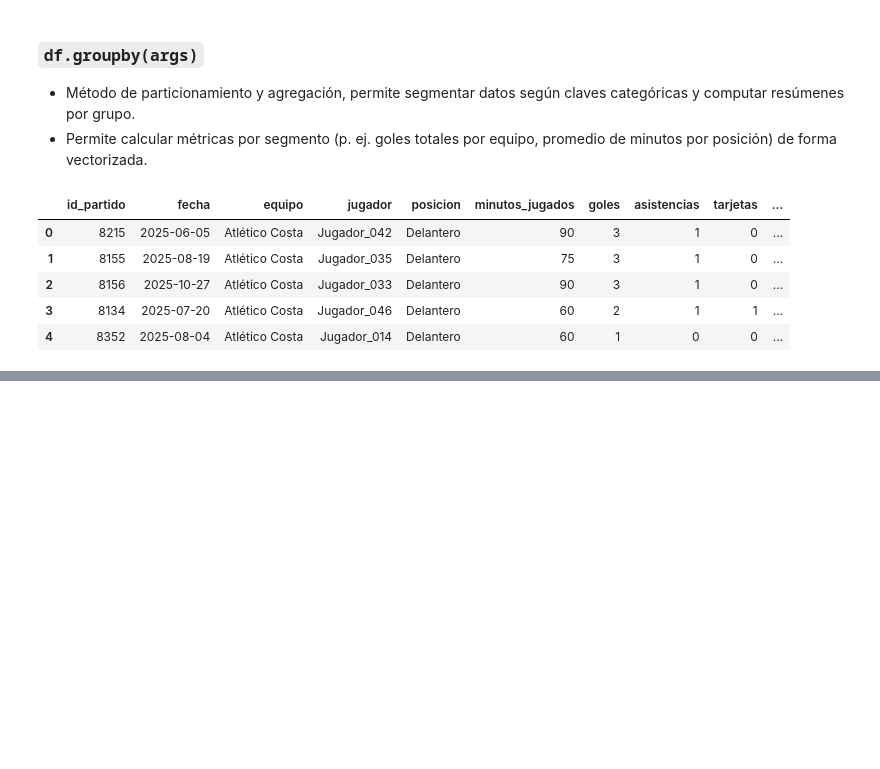
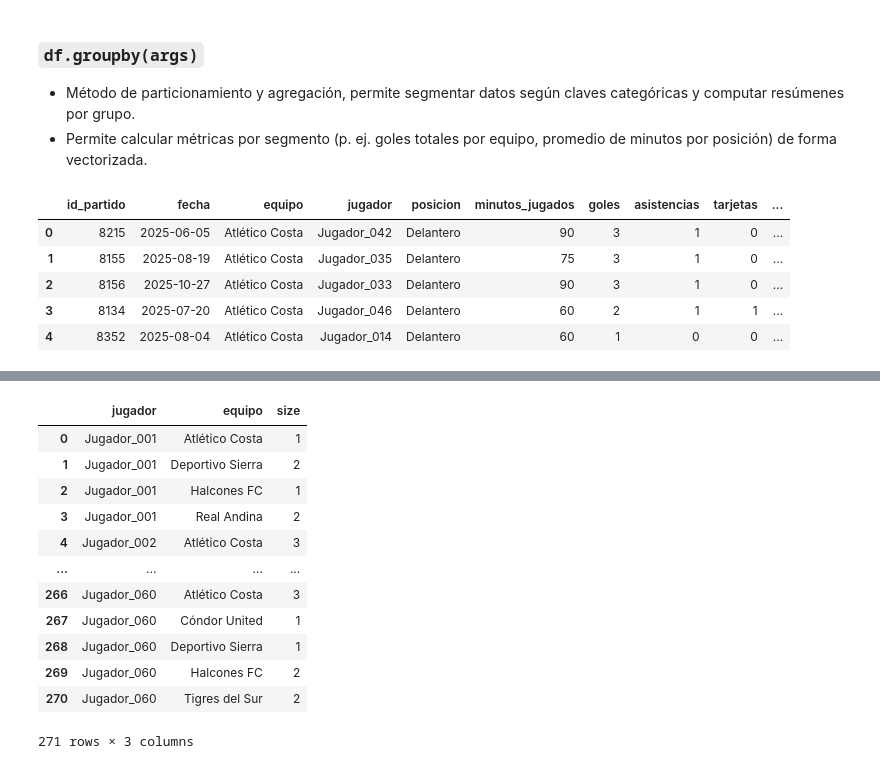
Before and after one commit to elliotAldersom/Blue_Lock_SQL_Project, a Jupyter notebook: python/yoshio/Deportes_Examen.ipynb, the cells around one changed output, grey strips where cells are left out. Cells and saved outputs as stored; diff of their text form; code cells hidden in the pictures; blank space fills up the shorter version.

```diff
--- a/python/yoshio/Deportes_Examen.ipynb
+++ b/python/yoshio/Deportes_Examen.ipynb
@@ -267,0 +322,18 @@ dtype: int64
+# %%
+df_groupby_equipo_jugador = df.groupby(by=['jugador', 'equipo'], as_index=False)
+# %%
+df_groupby_equipo_jugador.size()
+# %% [output]
+|  | jugador | equipo | size |
+| 0 | Jugador_001 | Atlético Costa | 1 |
+| 1 | Jugador_001 | Deportivo Sierra | 2 |
+| 2 | Jugador_001 | Halcones FC | 1 |
+| 3 | Jugador_001 | Real Andina | 2 |
+| 4 | Jugador_002 | Atlético Costa | 3 |
+| ... | ... | ... | ... |
+| 266 | Jugador_060 | Atlético Costa | 3 |
+| 267 | Jugador_060 | Cóndor United | 1 |
+| 268 | Jugador_060 | Deportivo Sierra | 1 |
+| 269 | Jugador_060 | Halcones FC | 2 |
+| 270 | Jugador_060 | Tigres del Sur | 2 |
+271 rows × 3 columns
```
Also changed, not shown: parts of 8 cells of this notebook, 1 other file.
